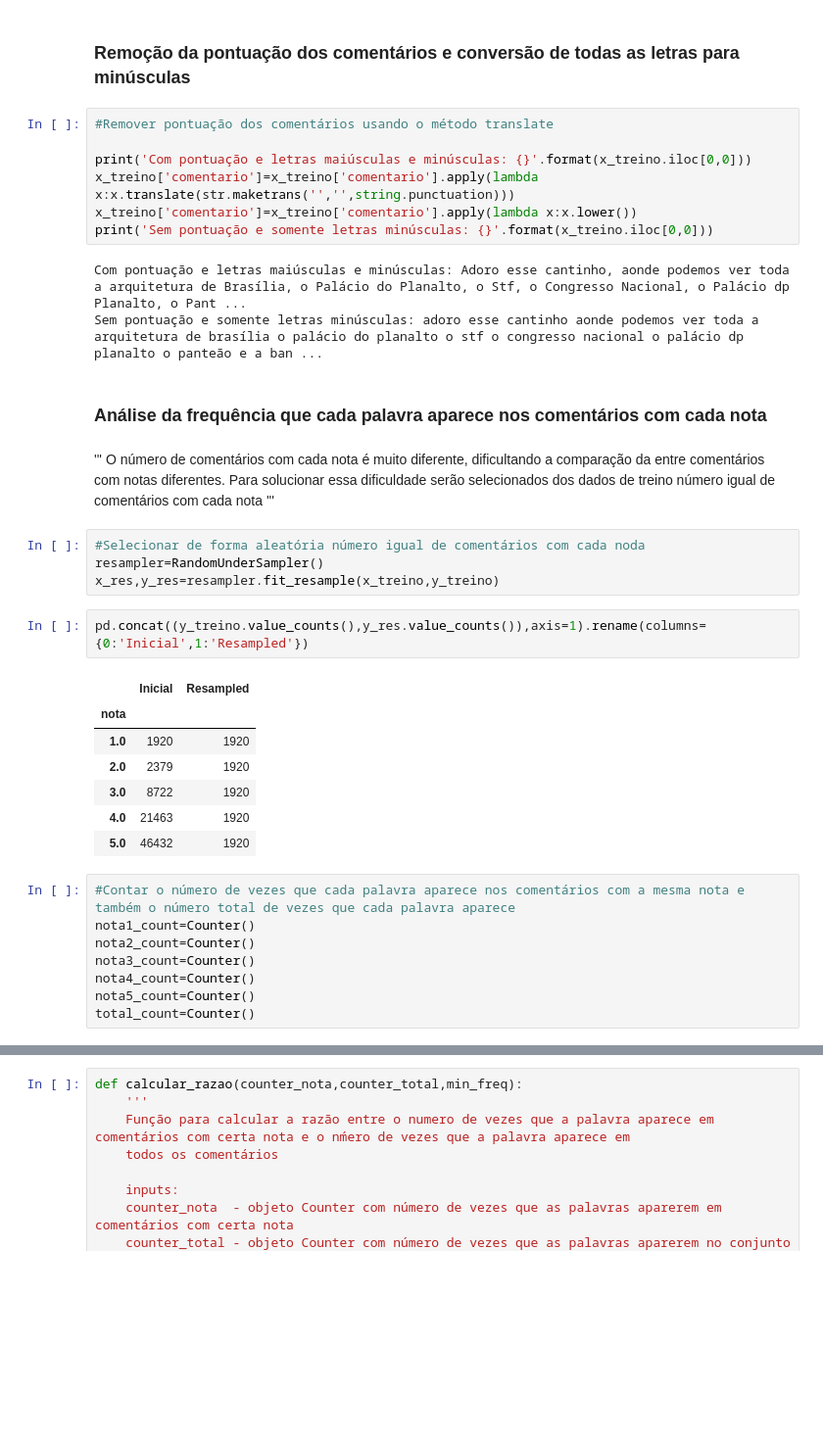
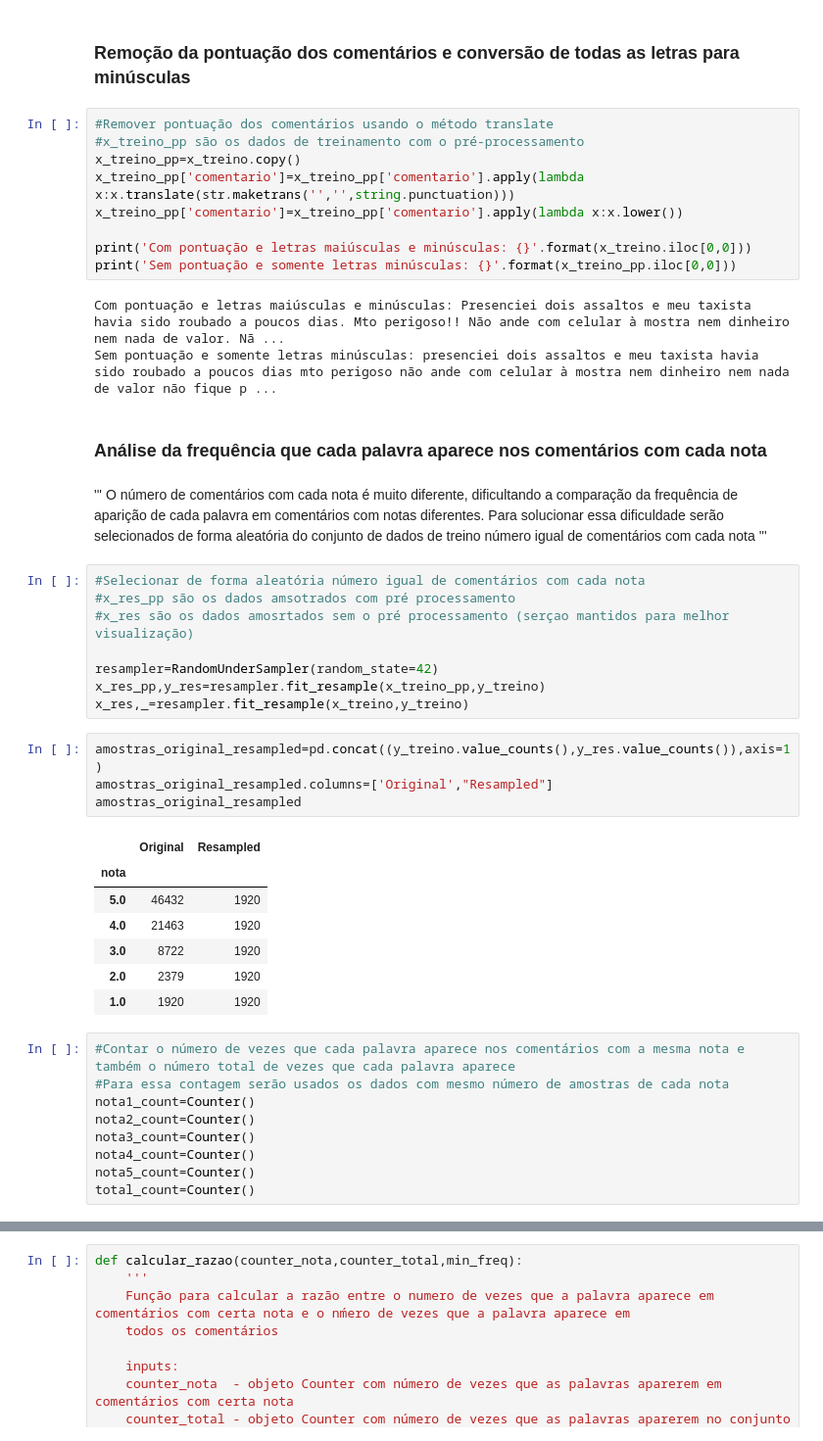
Before and after one commit to RodolfoPCruz/trip_advisor, a Jupyter notebook: trip_advisor.ipynb, the cells around one changed output, grey strips where cells are left out. Shown at 98% size. Saved outputs shown, nothing was run; the diff lists cells and outputs as text; blank space fills up the shorter version.

Commit message:
Adicao undersampling

```diff
--- a/trip_advisor.ipynb
+++ b/trip_advisor.ipynb
@@ -351,37 +343,45 @@ pd.concat((y_treino.value_counts(),y_teste.value_counts()),axis=1).rename(column
 ### Remoção da pontuação dos comentários e conversão de todas as letras para minúsculas
 # %%
 #Remover pontuação dos comentários usando o método translate
+#x_treino_pp são os dados de treinamento com o pré-processamento
+x_treino_pp=x_treino.copy()
+x_treino_pp['comentario']=x_treino_pp['comentario'].apply(lambda x:x.translate(str.maketrans('','',string.punctuation)))
+x_treino_pp['comentario']=x_treino_pp['comentario'].apply(lambda x:x.lower())
 
 print('Com pontuação e letras maiúsculas e minúsculas: {}'.format(x_treino.iloc[0,0]))
-x_treino['comentario']=x_treino['comentario'].apply(lambda x:x.translate(str.maketrans('','',string.punctuation)))
-x_treino['comentario']=x_treino['comentario'].apply(lambda x:x.lower())
-print('Sem pontuação e somente letras minúsculas: {}'.format(x_treino.iloc[0,0]))
+print('Sem pontuação e somente letras minúsculas: {}'.format(x_treino_pp.iloc[0,0]))
 # %% [output]
-Com pontuação e letras maiúsculas e minúsculas: Adoro esse cantinho, aonde podemos ver toda a arquitetura de Brasília, o Palácio do Planalto, o Stf, o Congresso Nacional, o Palácio dp Planalto, o Pant ...
-Sem pontuação e somente letras minúsculas: adoro esse cantinho aonde podemos ver toda a arquitetura de brasília o palácio do planalto o stf o congresso nacional o palácio dp planalto o panteão e a ban ...
+Com pontuação e letras maiúsculas e minúsculas: Presenciei dois assaltos e meu taxista havia sido roubado a poucos dias. Mto perigoso!! Não ande com celular à mostra nem dinheiro nem nada de valor. Nã ...
+Sem pontuação e somente letras minúsculas: presenciei dois assaltos e meu taxista havia sido roubado a poucos dias mto perigoso não ande com celular à mostra nem dinheiro nem nada de valor não fique p ...
 # %% [markdown]
 ### Análise da frequência que cada palavra aparece nos comentários com cada nota
 # %% [markdown]
 '''
-O número de comentários com cada nota é muito diferente, dificultando a comparação da entre comentários com notas diferentes. Para solucionar essa dificuldade serão
-selecionados dos dados de treino número igual de comentários com cada nota
+O número de comentários com cada nota é muito diferente, dificultando a comparação da frequência de aparição de cada palavra em comentários com notas diferentes. Para solucionar essa dificuldade serão selecionados de forma aleatória do conjunto de dados de treino número igual de comentários com cada nota
 '''
 # %%
-#Selecionar de forma aleatória número igual de comentários com cada noda
-resampler=RandomUnderSampler()
-x_res,y_res=resampler.fit_resample(x_treino,y_treino)
+#Selecionar de forma aleatória número igual de comentários com cada nota
+#x_res_pp são os dados amsotrados com pré processamento
+#x_res são os dados amosrtados sem o pré processamento (serçao mantidos para melhor visualização)
+
+resampler=RandomUnderSampler(random_state=42)
+x_res_pp,y_res=resampler.fit_resample(x_treino_pp,y_treino)
+x_res,_=resampler.fit_resample(x_treino,y_treino)
 # %%
-pd.concat((y_treino.value_counts(),y_res.value_counts()),axis=1).rename(columns={0:'Inicial',1:'Resampled'})
+amostras_original_resampled=pd.concat((y_treino.value_counts(),y_res.value_counts()),axis=1)
+amostras_original_resampled.columns=['Original',"Resampled"]
+amostras_original_resampled
 # %% [output]
-|  | Inicial | Resampled |
+|  | Original | Resampled |
 | nota |  |  |
+| 5.0 | 46432 | 1920 |
+| 4.0 | 21463 | 1920 |
+| 3.0 | 8722 | 1920 |
+| 2.0 | 2379 | 1920 |
 | 1.0 | 1920 | 1920 |
-| 2.0 | 2379 | 1920 |
-| 3.0 | 8722 | 1920 |
-| 4.0 | 21463 | 1920 |
-| 5.0 | 46432 | 1920 |
 # %%
 #Contar o número de vezes que cada palavra aparece nos comentários com a mesma nota e também o número total de vezes que cada palavra aparece
+#Para essa contagem serão usados os dados com mesmo número de amostras de cada nota
 nota1_count=Counter()
 nota2_count=Counter()
 nota3_count=Counter()
```
Also changed, not shown: parts of 29 cells of this notebook.
